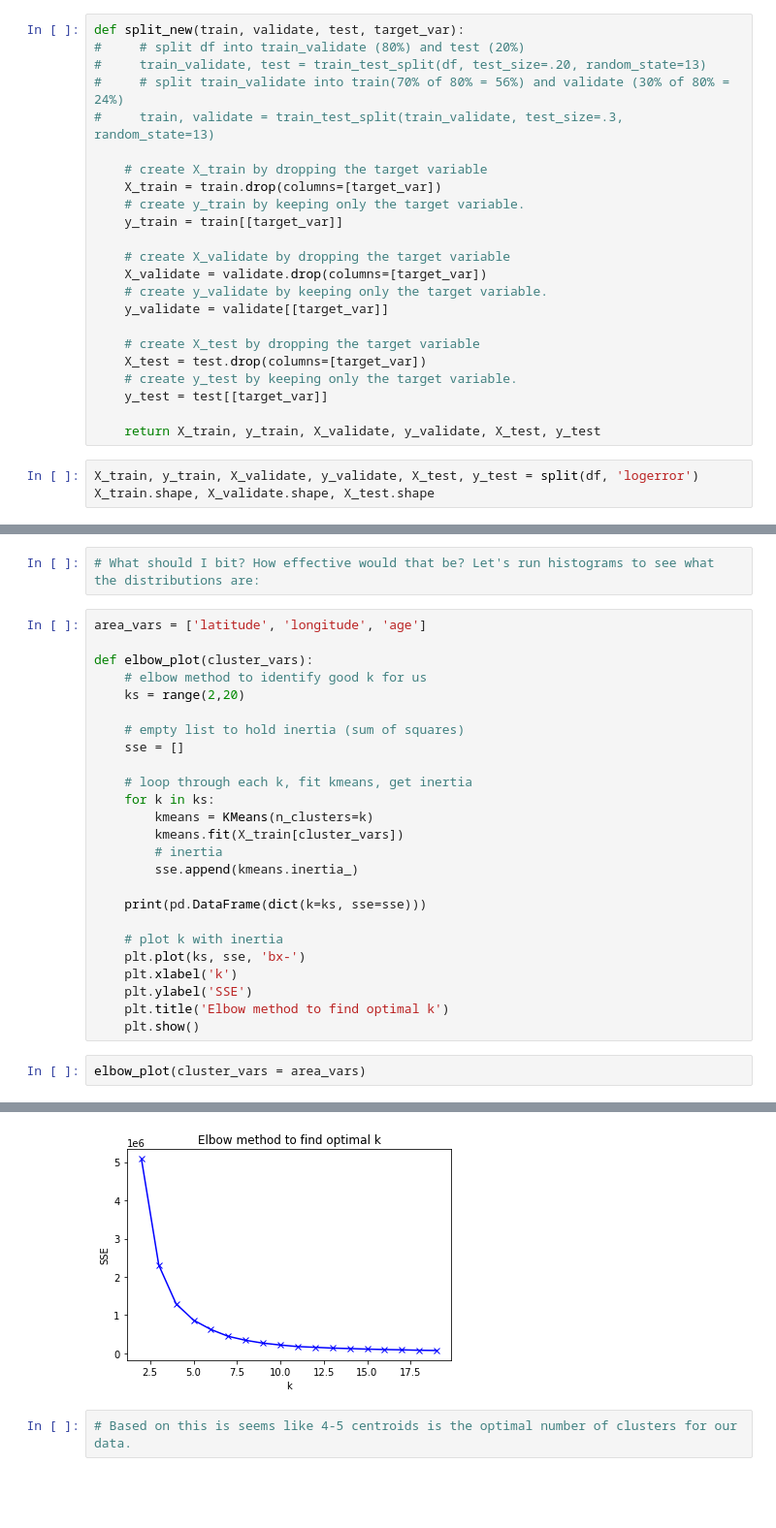
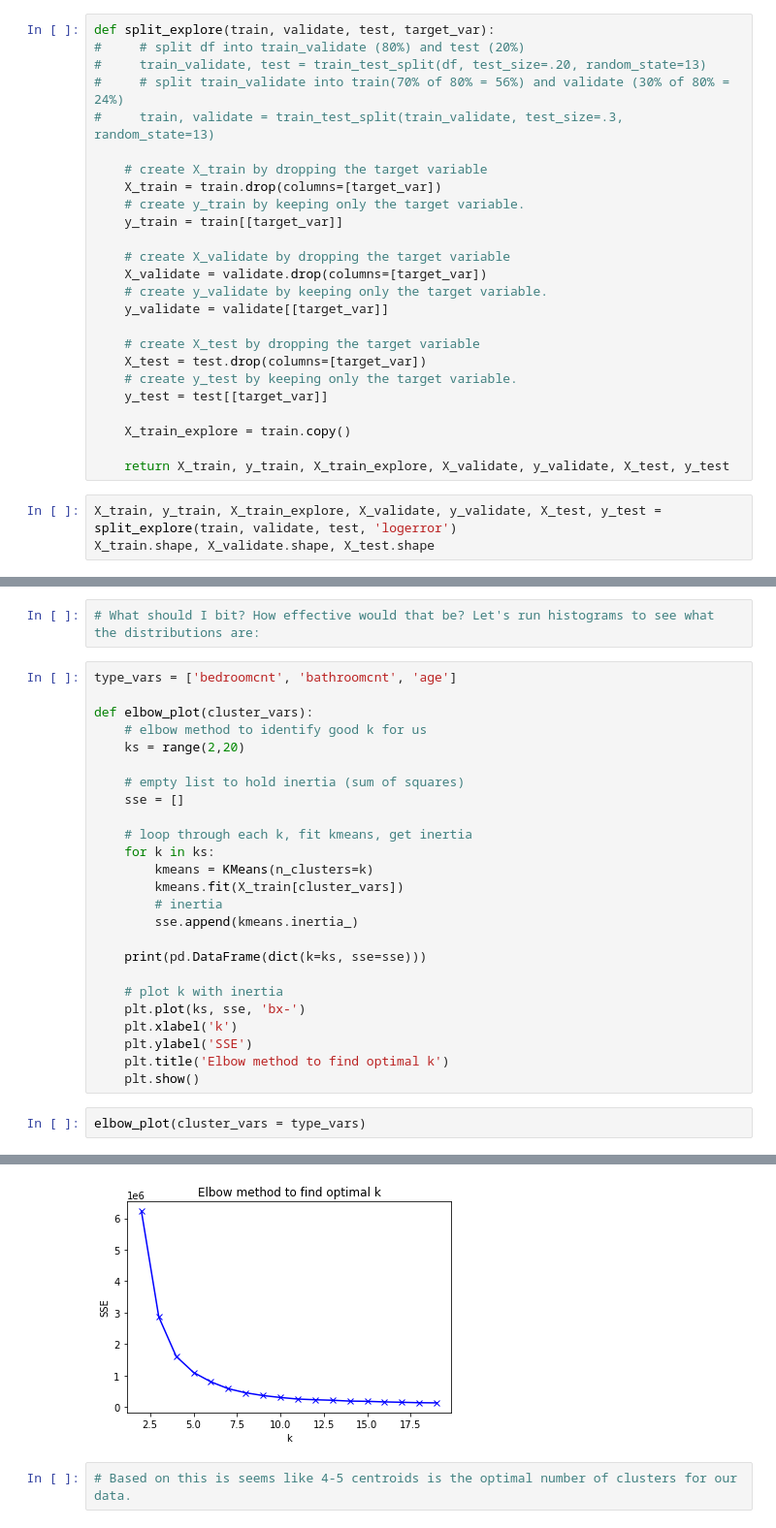
Before and after one commit to lukewbecker/clustering-project, a Jupyter notebook: zillow_mvp.ipynb, the cells around one changed output, grey strips where cells are left out. Shown at 97% size. Drawn from its saved outputs; the diff is of its cells as text; blank space fills up the shorter version.

```diff
--- a/zillow_mvp.ipynb
+++ b/zillow_mvp.ipynb
@@ -437,7 +381,7 @@ def split(df, target_var):
 
     return X_train, y_train, X_validate, y_validate, X_test, y_test
 # %%
-def split_new(train, validate, test, target_var):
+def split_explore(train, validate, test, target_var):
 #     # split df into train_validate (80%) and test (20%)
 #     train_validate, test = train_test_split(df, test_size=.20, random_state=13)
 #     # split train_validate into train(70% of 80% = 56%) and validate (30% of 80% = 24%)
@@ -458,8 +402,10 @@ def split_new(train, validate, test, target_var):
     # create y_test by keeping only the target variable.
     y_test = test[[target_var]]
 
-    return X_train, y_train, X_validate, y_validate, X_test, y_test
+    X_train_explore = train.copy()
+
+    return X_train, y_train, X_train_explore, X_validate, y_validate, X_test, y_test
 # %%
-X_train, y_train, X_validate, y_validate, X_test, y_test = split(df, 'logerror')
+X_train, y_train, X_train_explore, X_validate, y_validate, X_test, y_test = split_explore(train, validate, test, 'logerror')
 X_train.shape, X_validate.shape, X_test.shape
 # %% [output]
@@ -589,7 +612,7 @@ sns.catplot(x = 'fips', y = 'logerror', data = train)
 # %%
 # What should I bit? How effective would that be? Let's run histograms to see what the distributions are:
 # %%
-area_vars = ['latitude', 'longitude', 'age']
+type_vars = ['bedroomcnt', 'bathroomcnt', 'age']
 
 def elbow_plot(cluster_vars):
     # elbow method to identify good k for us
@@ -614,6 +637,6 @@ def elbow_plot(cluster_vars):
     plt.title('Elbow method to find optimal k')
     plt.show()
 # %%
-elbow_plot(cluster_vars = area_vars)
+elbow_plot(cluster_vars = type_vars)
 # %% [output]
      k           sse
@@ -638,4 +661,4 @@ elbow_plot(cluster_vars = area_vars)
-[figure, old version]
+[figure, new version]
 # %%
 # Based on this is seems like 4-5 centroids is the optimal number of clusters for our data.
 # %% [markdown]
```
Also changed, not shown: parts of 103 cells of this notebook, 2 other files.
